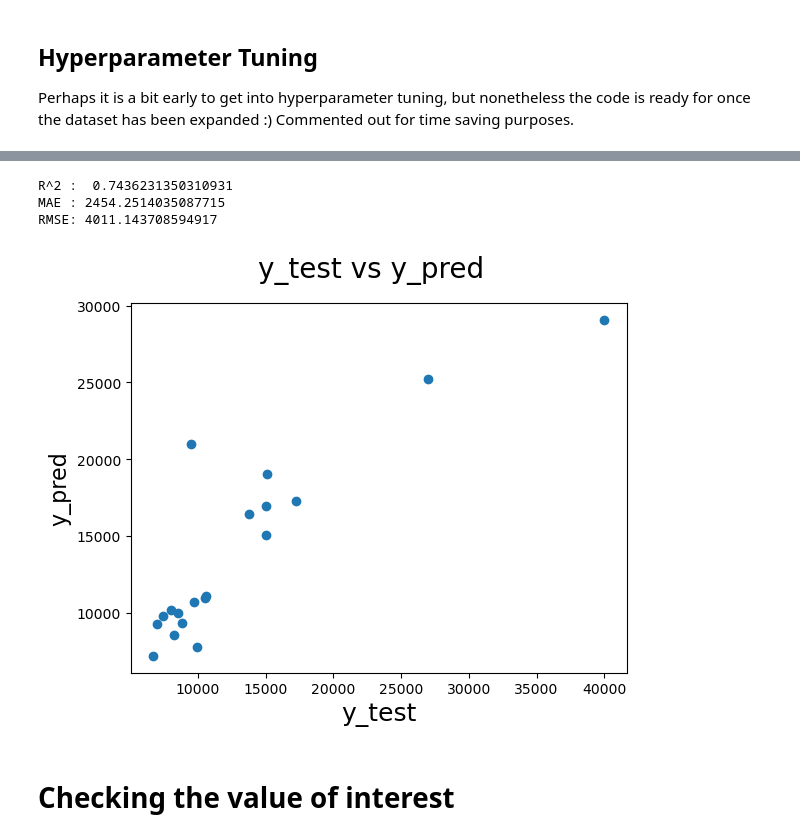
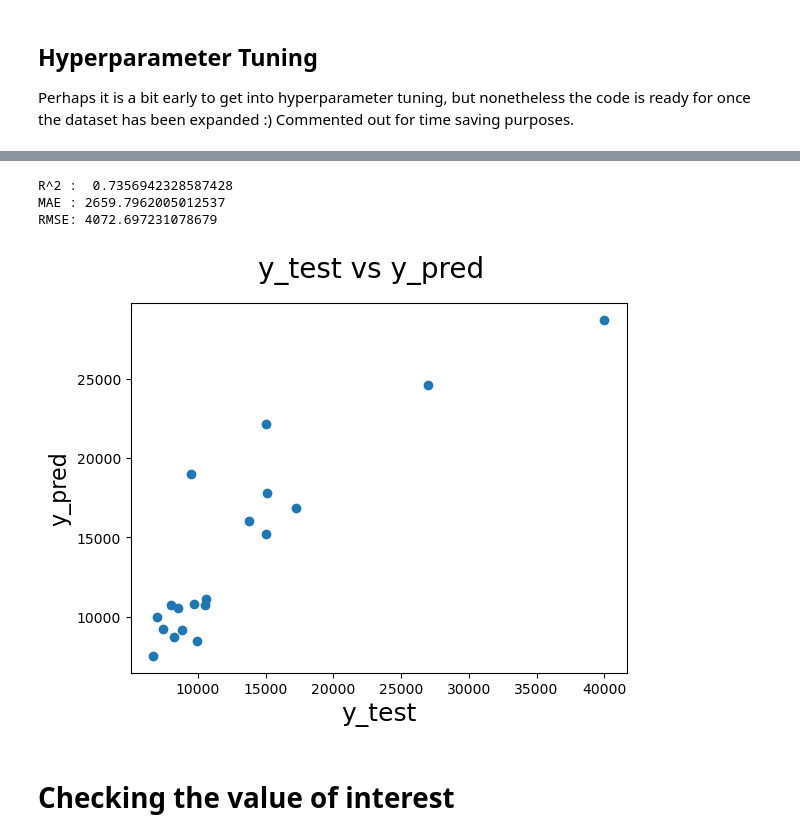
Before and after one commit to blue-quark/trailer_price_regression, a Jupyter notebook: trailer-price-regression.ipynb, the cells around one changed output, grey strips where cells are left out. Cells and saved outputs as stored; diff of their text form; code cells hidden in the pictures.

Commit message:
Kaggle Notebook | Trailer Price Regression | Version 16

```diff
--- a/trailer-price-regression.ipynb
+++ b/trailer-price-regression.ipynb
@@ -257,4 +202,7 @@ data.head()
 5 rows × 26 columns
+# %%
+#dropping columns which aren't useful or have very negative correlations
+data = data.drop(['model', 'Manufacturer', 'interior height highest point', 'USB Cost', 'Driver Side Window', 'Driver Side Door', 'Driver Side Door Window', 'Roof Rack', 'Usage Intent- On or Off Road', 'A/C'], axis=1)
 # %%
 #make a copy of the data for later
 data2=data
@@ -294,7 +241,7 @@ data2=data2.drop(data.index[91:])
 # %%
 #here the data is split up into X,y where X contains everything but price and y contains what we want to predict (price)
 #price is what we want to predict
-X = data2.drop(['price', 'Manufacturer', 'model'],axis=1)
+X = data2.drop(['price'],axis=1)
 y=data2['price']
 # %%
 X_train,X_test,y_train,y_test = train_test_split(X,y,test_size=0.25,random_state=1)
@@ -425,7 +351,7 @@ The features which have been included thus far are based on features that have e
 from sklearn.feature_selection import SelectKBest
 from sklearn.feature_selection import chi2
 
-X = data2.drop(['price', 'Manufacturer', 'model'],axis=1)
+X = data2.drop(['price'],axis=1)
 y=data2['price']
 bestfeatures = SelectKBest(score_func=chi2, k=10)
 fit = bestfeatures.fit(X,y)
@@ -504,6 +428,6 @@ data3
 # %%
 #removing everything with a negative correlation
-X = data3.drop(['price', 'Roof Rack', 'Usage Intent- On or Off Road', 'USB Cost', 'Manufacturer', 'model'],axis=1)
+X = data3.drop(['price', 'Passenger Side Door', 'Passenger Side Window', 'Awning'],axis=1)
 y=data3['price']
 # %%
 X_train,X_test,y_train,y_test = train_test_split(X,y,test_size=0.2,random_state=1)
@@ -639,12 +561,12 @@ CV_rfc.best_params_
 # %%
 #run a final model using the optimal parameters
-final_model = RandomForestRegressor(criterion= 'squared_error', n_estimators=100, max_features='sqrt', max_depth=15, min_samples_leaf=1, random_state=1)
+final_model = RandomForestRegressor(criterion= 'squared_error', n_estimators=1000, max_features='sqrt', max_depth=15, min_samples_leaf=1, random_state=1)
 run_experiment(final_model)
 # %% [output]
-R^2 :  0.7436231350310931
-MAE : 2454.2514035087715
-RMSE: 4011.143708594917
+R^2 :  0.7356942328587428
+MAE : 2659.7962005012537
+RMSE: 4072.697231078679
-[figure, old version]
+[figure, new version]
 # %% [markdown]
 # Checking the value of interest
 # %%
```
Also changed, not shown: parts of 44 cells of this notebook.
